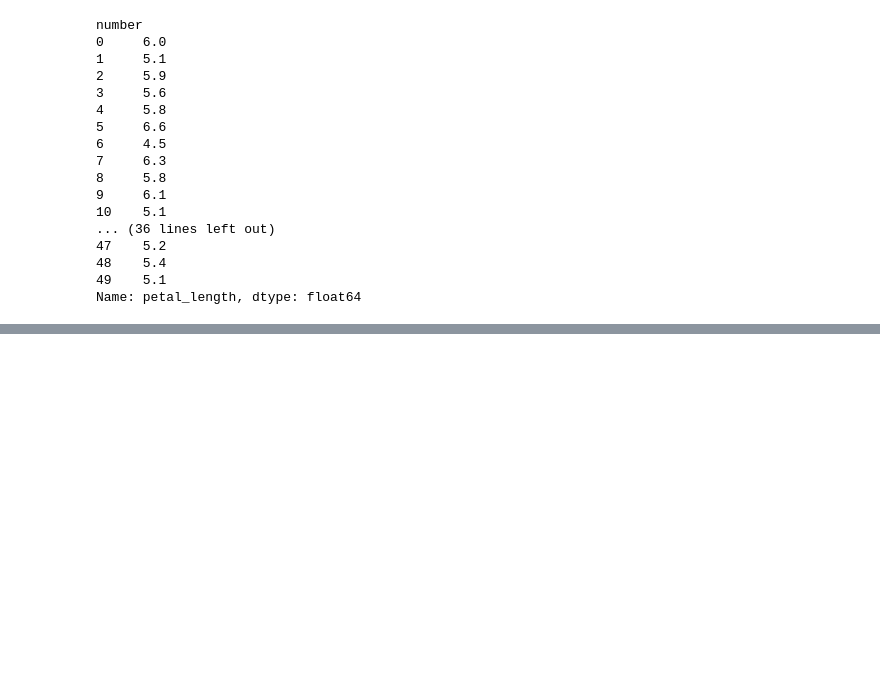
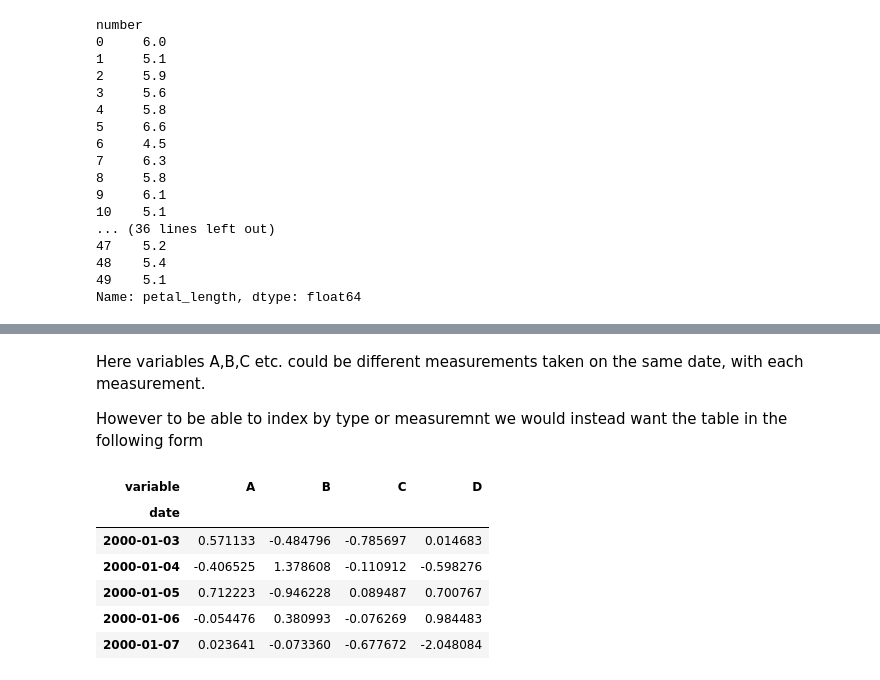
Before and after one commit to bleemsz/thw_intro_pandas, a Jupyter notebook: intro_pandas.ipynb, the cells around one changed output, grey strips where cells are left out. Saved outputs shown, nothing was run; the diff lists cells and outputs as text; code cells hidden in the pictures; blank space fills up the shorter version.

```diff
--- a/intro_pandas.ipynb
+++ b/intro_pandas.ipynb
@@ -674,0 +715,15 @@ Name: petal_length, dtype: float64
+# %% [markdown]
+Here variables A,B,C etc. could be different measurements taken on the same date, with each measurement.
+
+However to be able to index by type or measuremnt we would instead want the table in the following form
+# %%
+df = stacked.pivot(index='date', columns='variable', values='value')
+df
+# %% [output]
+| variable | A | B | C | D |
+| date |  |  |  |  |
+| 2000-01-03 | 0.571133 | -0.484796 | -0.785697 | 0.014683 |
+| 2000-01-04 | -0.406525 | 1.378608 | -0.110912 | -0.598276 |
+| 2000-01-05 | 0.712223 | -0.946228 | 0.089487 | 0.700767 |
+| 2000-01-06 | -0.054476 | 0.380993 | -0.076269 | 0.984483 |
+| 2000-01-07 | 0.023641 | -0.073360 | -0.677672 | -2.048084 |
```
Also changed, not shown: parts of 3 cells of this notebook.
